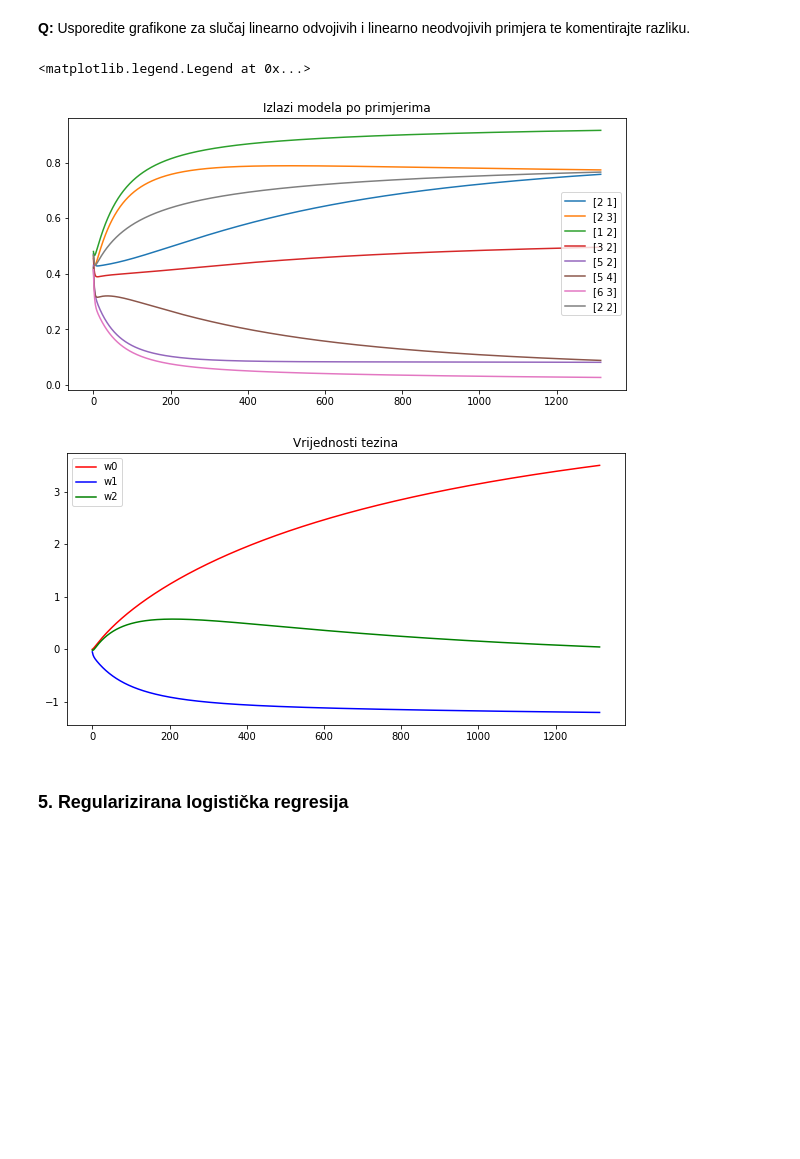
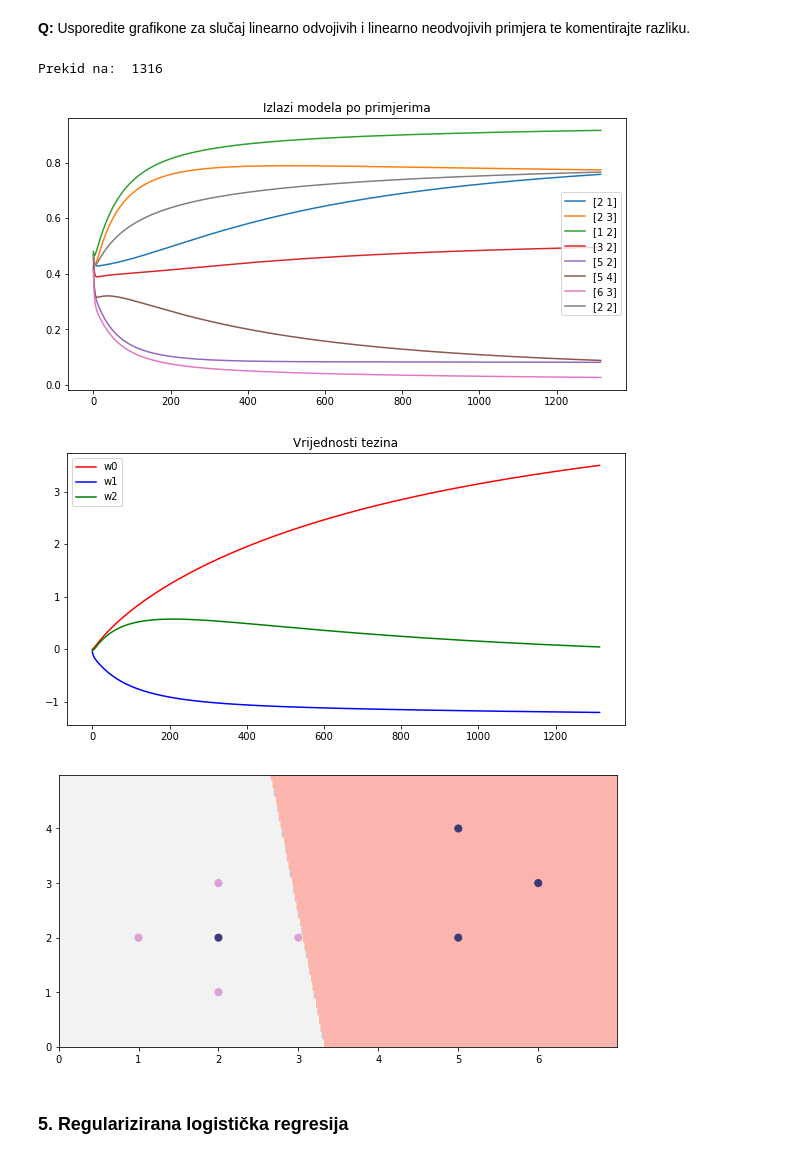
Before and after one commit to FikaCro/FER_strojno_ucenje, a Jupyter notebook: 2.ipynb, the cells around one changed output. Saved outputs shown, nothing was run; the diff lists cells and outputs as text; code cells hidden in the pictures; blank space fills up the shorter version.

```diff
--- a/2.ipynb
+++ b/2.ipynb
@@ -470,34 +476,41 @@ w, w_tr = lr_train(unsep_X, unsep_y, trace = True)
 
 figure(figsize=(10,5))
 plt.title('Izlazi modela po primjerima')
 for i in range(0, len(unsep_X)):
     h = []
 
     for j in range(0, len(w_tr), 3):
         h.append(lr_h(unsep_X[i], w_tr[j:j+3]))
 
     plot(h)
 plt.legend([unsep_X[0], unsep_X[1], unsep_X[2], unsep_X[3], unsep_X[4], unsep_X[5], unsep_X[6], unsep_X[7]], loc='best')
 
 w0 = []
 w1 = []
 w2 = []
 
 for i in range(0, len(w_tr), 3):
     w0.append(w_tr[i])
     w1.append(w_tr[i+1])
     w2.append(w_tr[i+2])
 
 figure(figsize=(10,5))
 plt.title('Vrijednosti tezina')
 plot(w0, 'r')
 plot(w1, 'b')
 plot(w2, 'g')
 plt.legend(['w0', 'w1', 'w2'], loc='best')
+
+logReg = LogisticRegression(max_iter=2000, tol=0.0001, C=100)
+logReg.fit(unsep_X, unsep_y)
+
+figure(figsize=(10,5))
+mlutils_fer.plot_2d_clf_problem(unsep_X, unsep_y, lambda x : logReg.predict(x) >= 0.5)
 # %% [output]
-<matplotlib.legend.Legend at 0x...>
+Prekid na:  1316
 [figure]
 [figure]
+[figure, added]
 # %% [markdown]
 ### 5. Regularizirana logistička regresija
 # %% [markdown]
```
Also changed, not shown: parts of 8 cells of this notebook.
